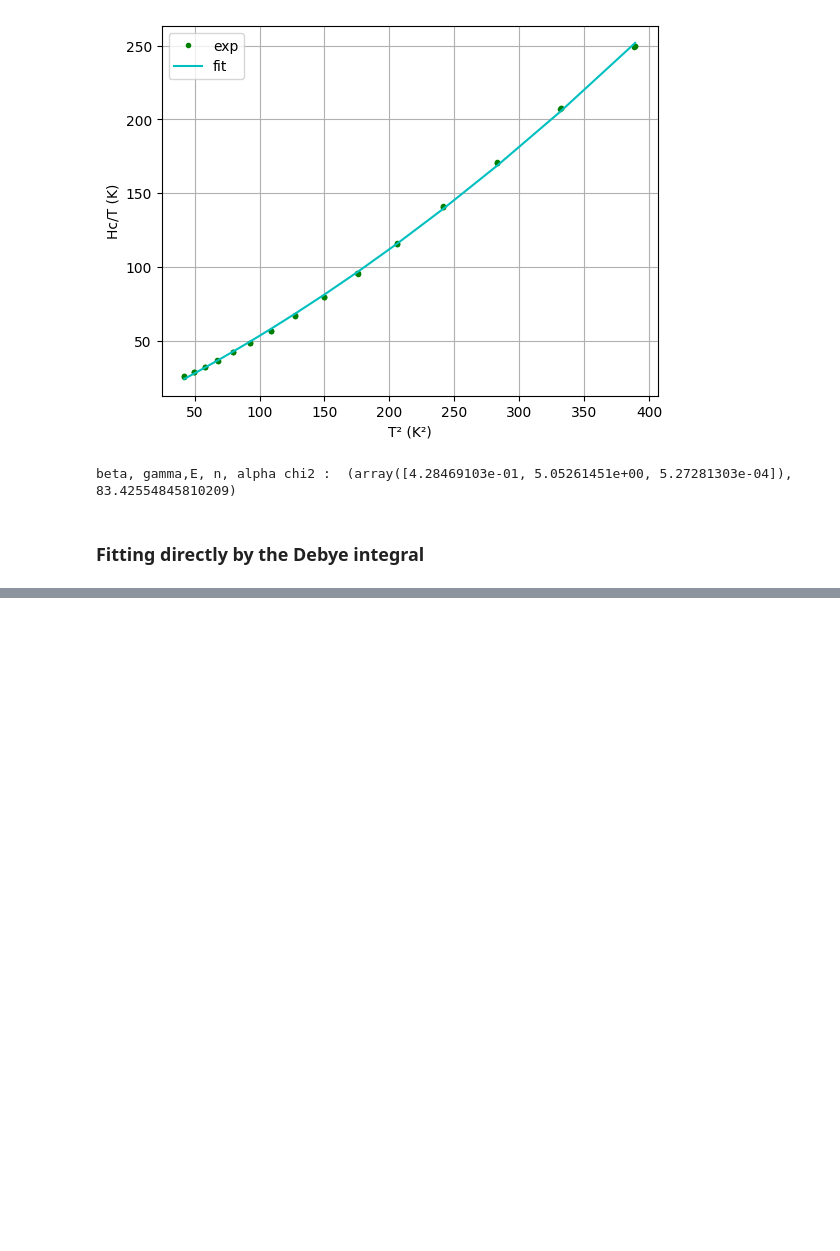
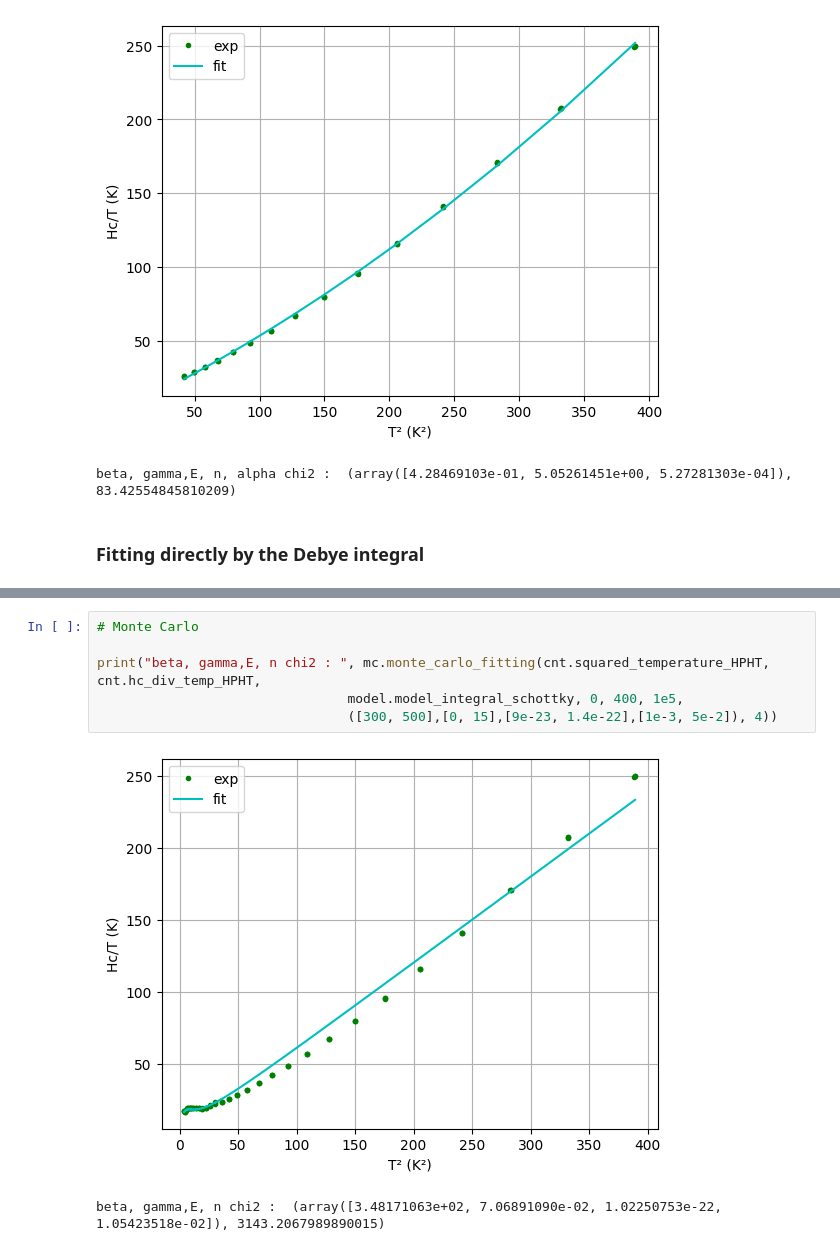
Before and after one commit to Gamal-on/YBCO, a Jupyter notebook: results_YBCO_HPHT.ipynb, the cells around one changed output, grey strips where cells are left out. Drawn from its saved outputs; the diff is of its cells as text; blank space fills up the shorter version.

```diff
--- a/results_YBCO_HPHT.ipynb
+++ b/results_YBCO_HPHT.ipynb
@@ -177,0 +180,9 @@ TypeError: model_integral_schottky() missing 2 required positional arguments: 'E
+# %%
+# Monte Carlo
+
+print("beta, gamma,E, n chi2 : ", mc.monte_carlo_fitting(cnt.squared_temperature_HPHT, cnt.hc_div_temp_HPHT,
+                                model.model_integral_schottky, 0, 400, 1e5,
+                                ([300, 500],[0, 15],[9e-23, 1.4e-22],[1e-3, 5e-2]), 4))
+# %% [output]
+[figure, added]
+beta, gamma,E, n chi2 :  (array([3.48171063e+02, 7.06891090e-02, 1.02250753e-22, 1.05423518e-02]), 3143.2067989890015)
```
Also changed, not shown: parts of 2 cells of this notebook.
